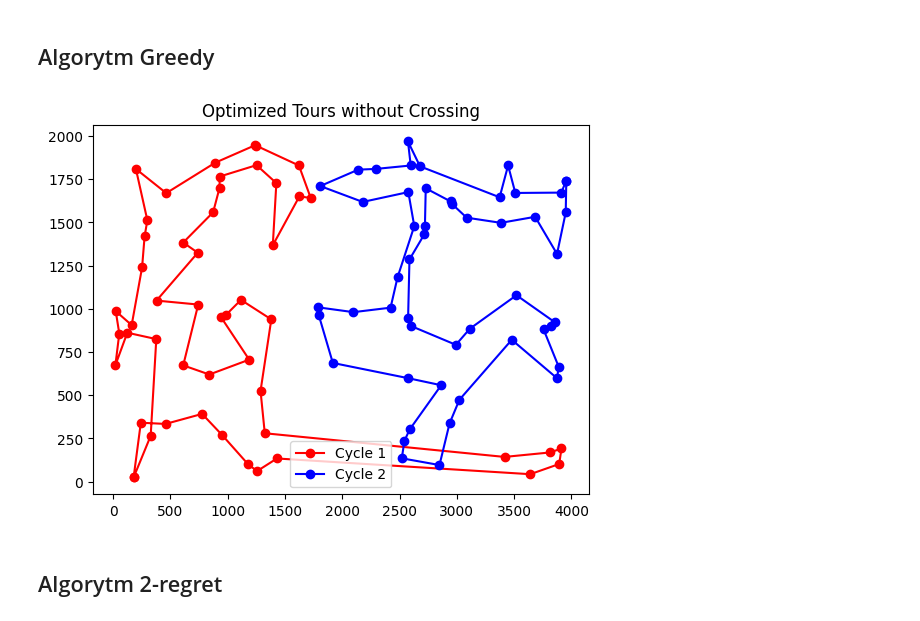
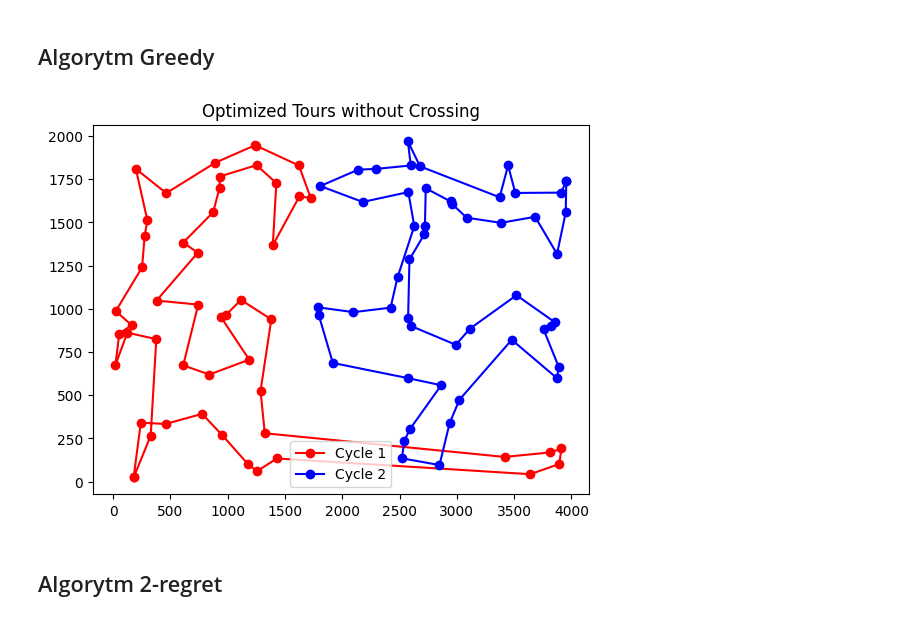
Before and after one commit to maciejm2517/imo-lab1, a Jupyter notebook: imo_1_przemek.ipynb, the cells around one changed output. Saved outputs shown, nothing was run; the diff lists cells and outputs as text; code cells hidden in the pictures.

```diff
--- a/imo_1_przemek.ipynb
+++ b/imo_1_przemek.ipynb
@@ -7,10 +8,8 @@ import math
 ## Algorytm Greedy Nearest
 # %%
 
-np.random.seed(10)
-
-def calculate_distance(city1, city2):
-    return np.round(np.linalg.norm(city1 - city2))
+# def calculate_distance(city1, city2):
+#     return np.round(np.linalg.norm(city1 - city2))
 
 def create_alternate_cycles(cities):
     n = cities.shape[0]
@@ -21,7 +20,8 @@ def create_alternate_cycles(cities):
     start_city_1 = unvisited[tour1[0]]
 
     # Choose the furthest city from the starting point as the initial point for the second cycle
-    start_city_2_idx = np.argmax([calculate_distance(cities[tour1[0]], cities[i]) for i in unvisited])
+    start_city_2_idx = np.argmax([cities[tour1[0]][i] for i in unvisited])
+    print(start_city_2_idx)
     tour2 = [unvisited.pop(start_city_2_idx)]
     start_city_2 = unvisited[start_city_2_idx]
 
@@ -29,7 +29,7 @@ def create_alternate_cycles(cities):
         current_city = tour1[-1]
 
         # Calculate distances to unvisited cities
-        distances1 = [calculate_distance(cities[current_city], cities[j]) for j in unvisited]
+        distances1 = [cities[current_city][j] for j in unvisited]
         closest_city1 = unvisited.pop(np.argmin(distances1))
         tour1.append(closest_city1)
 
@@ -37,7 +37,7 @@ def create_alternate_cycles(cities):
             current_city = tour2[-1]
 
             # Calculate distances to unvisited cities
-            distances2 = [calculate_distance(cities[current_city], cities[j]) for j in unvisited]
+            distances2 = [cities[current_city][j] for j in unvisited]
             closest_city2 = unvisited.pop(np.argmin(distances2))
             tour2.append(closest_city2)
 
@@ -70,7 +70,9 @@ positions = np.array([data['x'], data['y']]).T
 # ax[1].text(0.05, 0.95, textstr, transform=ax[1].transAxes, fontsize=14, verticalalignment='top', bbox=props)
 
 # Create two separate cycles without lines crossing
-cycle1, cycle2 = create_alternate_cycles(positions)
+distance_matrix = pairwise_distances(positions, metric='euclidean')
+
+cycle1, cycle2 = create_alternate_cycles(distance_matrix)
 
 # Plot the optimized tours
 plot_optimized_tours(positions, cycle1, cycle2)
@@ -82,8 +85,8 @@ plot_optimized_tours(positions, cycle1, cycle2)
 
 np.random.seed(11)
 
-def calculate_distance(city1, city2):
-    return np.round(np.linalg.norm(city1 - city2))
+# def calculate_distance(city1, city2):
+#     return np.round(np.linalg.norm(city1 - city2))
 
 def plot_current_tours_to_file(positions, tour1, tour2,unvisited):
     # Ensure the cycles start and end at the same city to form closed loops
@@ -111,21 +114,21 @@ def create_greedy_cycles(cities):
     # Randomly choose the starting point for the first cycle
     tour1 = [unvisited.pop(np.random.randint(0, len(unvisited)))]
     start_city_1 = unvisited[tour1[0]]
-    nearest_to_first_1 = [calculate_distance(cities[tour1[0]], cities[j]) for j in unvisited]
+    nearest_to_first_1 = [cities[tour1[0]][j] for j in unvisited]
     tour1.append(unvisited.pop(np.argmin(nearest_to_first_1)))
 
     # Choose the furthest city from the starting point as the initial point for the second cycle
-    start_city_2_idx = np.argmax([calculate_distance(cities[tour1[0]], cities[i]) for i in unvisited])
+    start_city_2_idx = np.argmax([cities[tour1[0]][i] for i in unvisited])
     tour2 = [unvisited.pop(start_city_2_idx)]
     start_city_2 = unvisited[start_city_2_idx]
-    nearest_to_first_2 = [calculate_distance(cities[tour2[0]], cities[j]) for j in unvisited]
+    nearest_to_first_2 = [cities[tour2[0]][j] for j in unvisited]
     tour2.append(unvisited.pop(np.argmin(nearest_to_first_2)))
 
     # Add third point to both tours
-    nearest_to_tour_1 = [calculate_distance(cities[tour1[0]], cities[j]) + calculate_distance(cities[tour1[1]], cities[j]) for j in unvisited]
+    nearest_to_tour_1 = [cities[tour1[0]][j] + cities[tour1[1]][j] for j in unvisited]
     tour1.append(unvisited.pop(np.argmin(nearest_to_tour_1)))
 
-    nearest_to_tour_2 = [calculate_distance(cities[tour2[0]], cities[j]) + calculate_distance(cities[tour2[1]], cities[j]) for j in unvisited]
+    nearest_to_tour_2 = [cities[tour2[0]][j] + cities[tour2[1]][j] for j in unvisited]
     tour2.append(unvisited.pop(np.argmin(nearest_to_tour_2)))
 
     # Start adding points that are best fit for the graph
@@ -148,7 +151,7 @@ def create_greedy_cycles(cities):
         smallest_value = float('inf')
         best_point = -1
         for tour_point in tour1:
-            nearest_points = [calculate_distance(cities[tour_point], cities[j]) for j in unvisited]
+            nearest_points = [cities[tour_point][j] for j in unvisited]
             if min(nearest_points) < smallest_value:
                 best_point = np.argmin(nearest_points)
                 smallest_value = min(nearest_points)
@@ -160,18 +163,18 @@ def create_greedy_cycles(cities):
         tour_distances = []
         for i in range(len(tour1)):
             if i == len(tour1) - 1:
-                tour_distances.append(calculate_distance(cities[tour1[-1]], cities[tour1[0]]))
+                tour_distances.append(cities[tour1[-1]][tour1[0]])
             else:
-                tour_distances.append(calculate_distance(cities[tour1[i]], cities[tour1[i+1]]))
+                tour_distances.append(cities[tour1[i]][tour1[i+1]])
 
         # find smallest increase in distance when adding new point
         best_index = -1
-        best_distance = calculate_distance(cities[best_point], cities[tour1[0]]) + calculate_distance(cities[best_point], cities[tour1[-1]]) - calculate_distance(cities[tour1[0]], cities[tour1[-1]])
+        best_distance = cities[best_point][tour1[0]] + cities[best_point][tour1[-1]] - cities[tour1[0]][tour1[-1]]
 
         for i in range(len(tour_distances)-1):
-            if(calculate_distance(cities[best_point], cities[tour1[i]]) + calculate_distance(cities[best_point], cities[tour1[i+1]]) - calculate_distance(cities[tour1[i]], cities[tour1[i+1]]) < best_distance):
+            if(cities[best_point][tour1[i]] + cities[best_point][tour1[i+1]] - cities[tour1[i]][tour1[i+1]] < best_distance):
                 best_index = i + 1
-                best_distance = calculate_distance(cities[best_point], cities[tour1[i]]) + calculate_distance(cities[best_point], cities[tour1[i+1]]) - calculate_distance(cities[tour1[i]], cities[tour1[i+1]])
+                best_distance = cities[best_point][tour1[i]] + cities[best_point][tour1[i+1]] - cities[tour1[i]][tour1[i+1]]
 
         # add new point to the tour with smallest increase in path
         if(best_index == -1):
@@ -187,7 +190,7 @@ def create_greedy_cycles(cities):
             smallest_value = float('inf')
             best_point = -1
             for tour_point in tour2:
-                nearest_points = [calculate_distance(cities[tour_point], cities[j]) for j in unvisited]
+                nearest_points = [cities[tour_point][j] for j in unvisited]
                 if min(nearest_points) < smallest_value:
                     best_point = np.argmin(nearest_points)
                     smallest_value = min(nearest_points)
@@ -199,18 +202,18 @@ def create_greedy_cycles(cities):
             tour_distances = []
             for i in range(len(tour2)):
                 if i == len(tour2) - 1:
-                    tour_distances.append(calculate_distance(cities[tour2[-1]], cities[tour2[0]]))
+                    tour_distances.append(cities[tour2[-1]][tour2[0]])
                 else:
-                    tour_distances.append(calculate_distance(cities[tour2[i]], cities[tour2[i+1]]))
+                    tour_distances.append(cities[tour2[i]][tour2[i+1]])
 
             # find smallest increase in distance when adding new point
             best_index = -1
-            best_distance = calculate_distance(cities[best_point], cities[tour2[0]]) + calculate_distance(cities[best_point], cities[tour2[-1]]) - calculate_distance(cities[tour2[0]], cities[tour2[-1]])
+            best_distance = cities[best_point][tour2[0]] + cities[best_point][tour2[-1]] - cities[tour2[0]][tour2[-1]]
 
             for i in range(len(tour_distances) - 1):
-                if(calculate_distance(cities[best_point], cities[tour2[i]]) + calculate_distance(cities[best_point], cities[tour2[i+1]]) - tour_distances[i] < best_distance):
+                if(cities[best_point][tour2[i]] + cities[best_point][tour2[i+1]] - tour_distances[i] < best_distance):
                     best_index = i + 1
-                    best_distance = calculate_distance(cities[best_point], cities[tour2[i]]) + calculate_distance(cities[best_point], cities[tour2[i+1]]) - tour_distances[i]
+                    best_distance = cities[best_point][tour2[i]] + cities[best_point][tour2[i+1]] - tour_distances[i]
 
             # add new point to the tour with smallest increase in path
 
@@ -225,35 +228,37 @@ def plot_optimized_tours(positions, cycle1, cycle2):
     # Ensure the cycles start and end at the same city to form closed loops
     cycle1.append(cycle1[0])
     cycle2.append(cycle2[0])
 
     # Plot the optimized tours
     plt.plot(positions[cycle1, 0], positions[cycle1, 1], linestyle='-', marker='o', color='r', label='Cycle 1')
     plt.plot(positions[cycle2, 0], positions[cycle2, 1], linestyle='-', marker='o', color='b', label='Cycle 2')
 
     # Add legend and title
     plt.legend()
     plt.title('Optimized Tours without Crossing')
     plt.show()
 
 # Load data from CSV file
 data = pd.read_csv('kroa.csv', sep=' ')
 positions = np.array([data['x'], data['y']]).T
 
 # # Add text box with information
 # N = data.shape[0]
 # total_length_cycle1 = sum(calculate_distance(positions[cycle1[i-1]], positions[cycle1[i]]) for i in range(N))
 # total_length_cycle2 = sum(calculate_distance(positions[cycle2[i-1]], positions[cycle2[i]]) for i in range(N))
 # textstr = "N nodes: %d\nTotal length cycle 1: %.3f\nTotal length cycle 2: %.3f" % (N, total_length_cycle1, total_length_cycle2)
 # props = dict(boxstyle='round', facecolor='wheat', alpha=0.5)
 # ax[1].text(0.05, 0.95, textstr, transform=ax[1].transAxes, fontsize=14, verticalalignment='top', bbox=props)
 
 # Create two separate cycles without lines crossing
-cycle1, cycle2 = create_greedy_cycles(positions)
+distance_matrix = pairwise_distances(positions, metric='euclidean')
+
+cycle1, cycle2 = create_greedy_cycles(distance_matrix)
 
 # Plot the optimized tours
 plot_optimized_tours(positions, cycle1, cycle2)
 # %% [output]
-[figure, old version]
+[figure, new version]
 # %% [markdown]
 ## Algorytm 2-regret
 # %%
```
Also changed, not shown: parts of 3 cells of this notebook.
